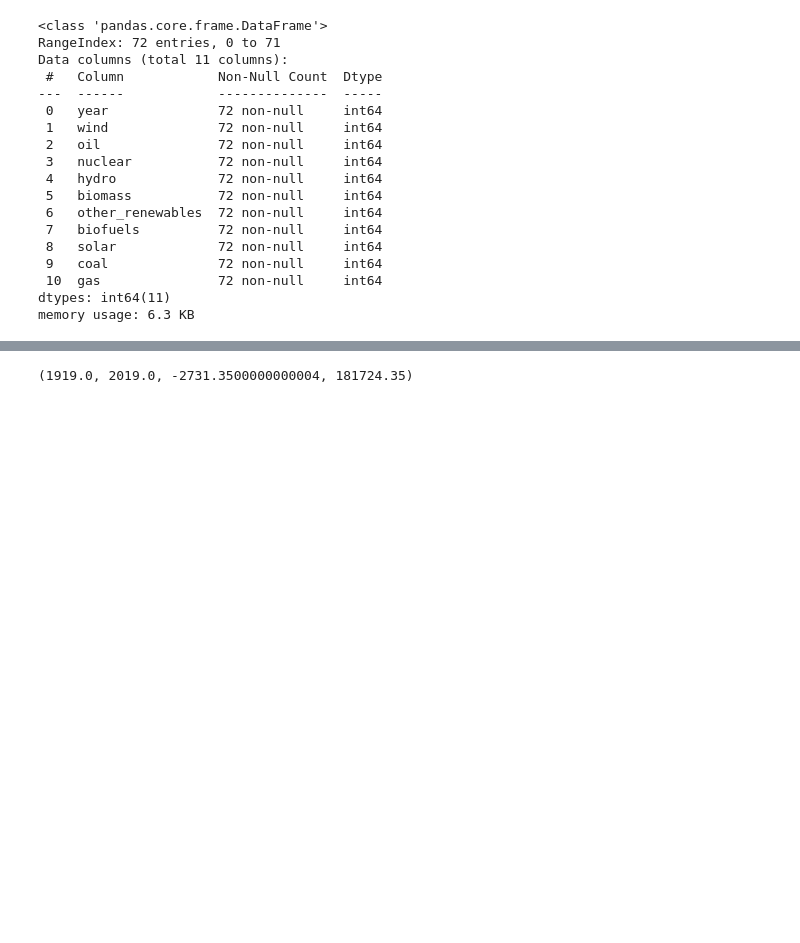
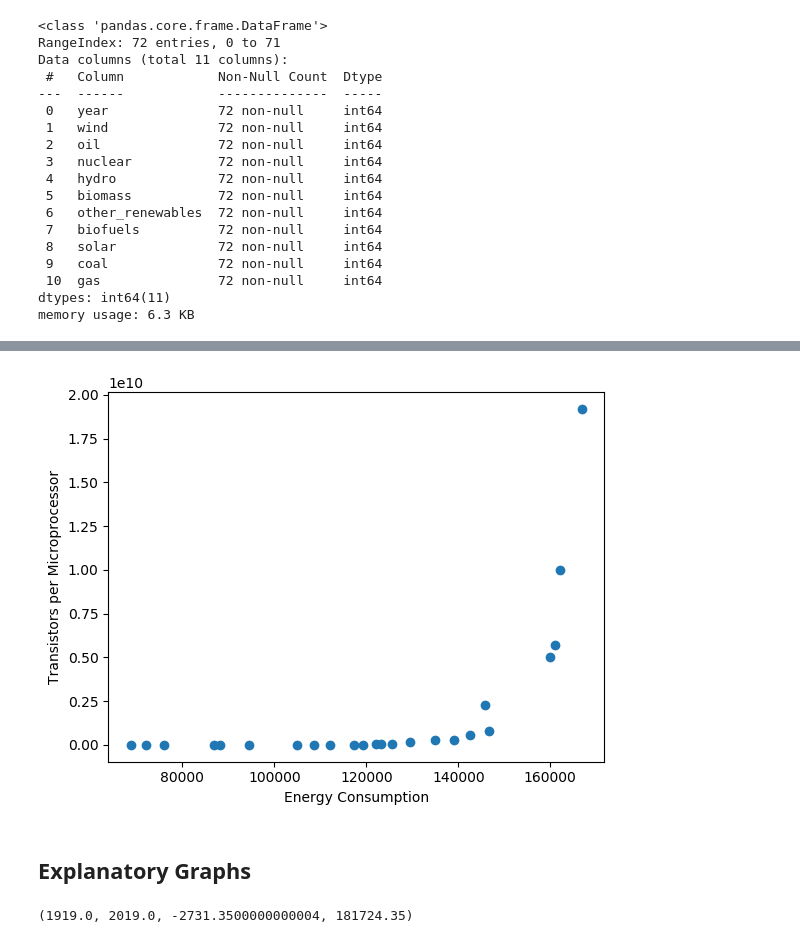
Before and after one commit to Lucastmarques/energy-consumption, a Jupyter notebook: global_energy_consumption.ipynb, the cells around one changed output, grey strips where cells are left out. Drawn from its saved outputs; the diff is of its cells as text; code cells hidden in the pictures; blank space fills up the shorter version.

```diff
--- a/global_energy_consumption.ipynb
+++ b/global_energy_consumption.ipynb
@@ -82,0 +88,3 @@ energy_consumption['renewable'] = energy_consumption[
+# %%
+moores_law = pd.read_csv('data/transistors-per-microprocessor.csv')
+moores_law.head()
@@ -82,0 +121,7 @@ energy_consumption['renewable'] = energy_consumption[
+# %%
+moores_law = moores_law.drop(['Entity', 'Code'], axis=1)
+moores_law.columns = ['year', 'transistor']
+
+moores_law = moores_law.set_index('year').sort_index(axis=0)
+
+moores_law.head()
@@ -82,0 +144,3 @@ energy_consumption['renewable'] = energy_consumption[
+# %%
+exploratory_dataset = pd.merge(moores_law, energy_consumption['total'], how='inner', on=['year'])
+exploratory_dataset.head()
@@ -83,3 +155,15 @@ energy_consumption['renewable'] = energy_consumption[
+# %%
+style.use('default')
+
+plt.scatter(exploratory_dataset['total'], exploratory_dataset['transistor'])
+
+plt.xlabel('Energy Consumption')
+plt.ylabel('Transistors per Microprocessor')
+plt.show()
+# %% [output]
+[figure, added]
+# %% [markdown]
+## Explanatory Graphs
 # %%
 style.use('fivethirtyeight')
 
```
Also changed, not shown: parts of 19 cells of this notebook, 2 other files.
